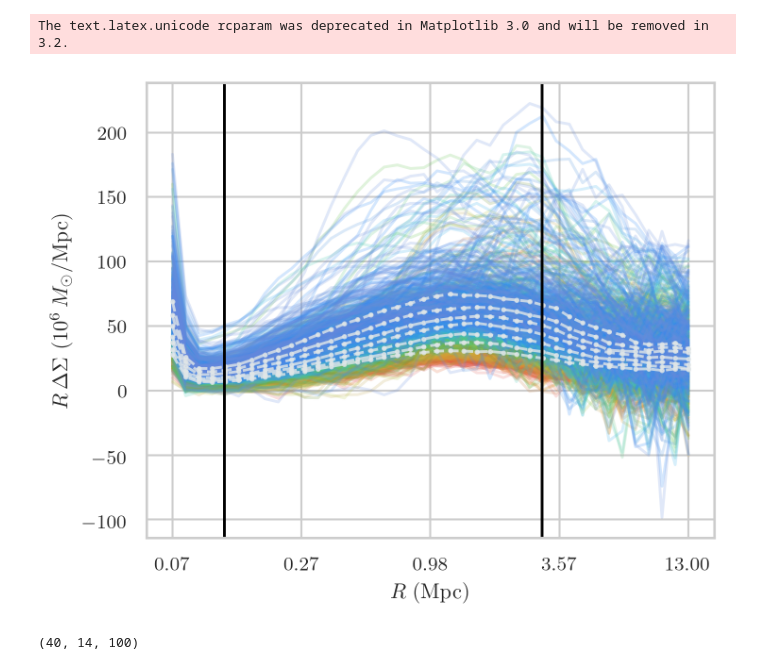
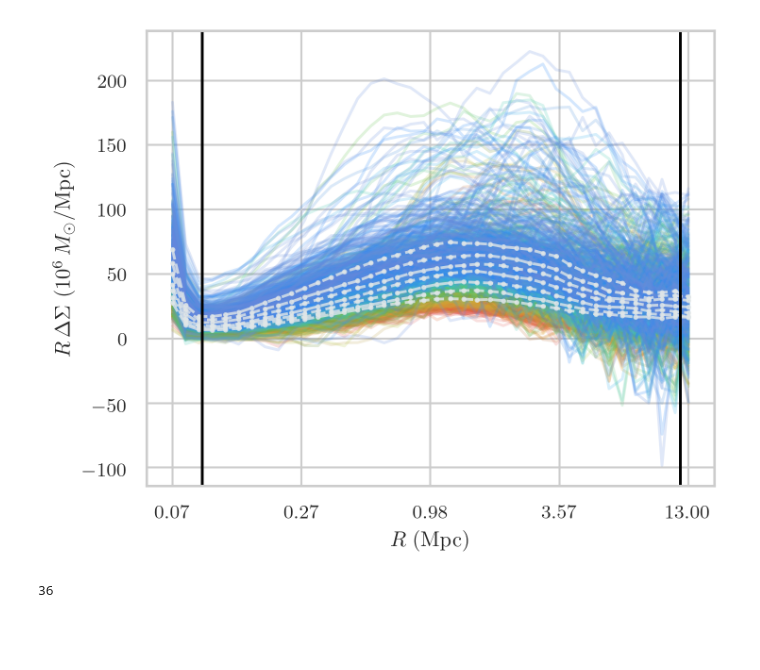
Before and after one commit to dylancromer/maszcal, a Jupyter notebook: docs/NBatta2010_data.ipynb, the cells around one changed output. Saved outputs shown, nothing was run; the diff lists cells and outputs as text; code cells hidden in the pictures; blank space fills up the shorter version.

```diff
--- a/docs/NBatta2010_data.ipynb
+++ b/docs/NBatta2010_data.ipynb
@@ -4,7 +4,6 @@
 import matplotlib
 matplotlib.rc('font', **{'family': 'serif', 'serif': ['Computer Modern']})
 matplotlib.rcParams['text.usetex'] = True
-matplotlib.rcParams['text.latex.unicode'] = True
 matplotlib.rcParams['figure.dpi'] = 150
 
 import matplotlib.pyplot as plt
@@ -29,8 +28,6 @@ sns.set(style='whitegrid', font_scale=0.9, rc={"lines.linewidth": 1.4,
 # turn on X- and Y-axis tick marks (default=False)
 # turn off the axis grid lines (default=True)
 # and set the default figure size
-# %% [output]
-The text.latex.unicode rcparam was deprecated in Matplotlib 3.0 and will be removed in 3.2.
 # %%
 import numpy as np
 from maszcal.data.sims import NBatta2010
@@ -46,32 +43,32 @@ wl_signals = nbatta_sims.wl_signals
 z_colors = ['#e25f5e', '#e16435', '#cb8149', '#e09f2c', '#c2a850', '#bac84b', '#73983e',
             '#67c350', '#5ec681', '#44caaf', '#38b3eb', '#4c95dd', '#2c87f7', '#688cdc']
 # %%
-LOWER_BOUND = 0.125
-UPPER_BOUND = 3
-for i, _ in enumerate(zs):
+LOWER_BOUND = 0.1
+UPPER_BOUND = 12
+for i, z in enumerate(zs):
     plt.plot(rs, rs[:, None]*wl_signals[:, i, :], color=z_colors[i], alpha=0.2)
 
 for i in range(0, zs.size, 2):
     plt.plot(rs, (rs[:, None]*wl_signals[:, i, :]).mean(axis=1),
              color='#e1e7e8', alpha=0.8, linestyle='--', marker='o')
 
 plt.xscale('log')
 plt.xticks(np.logspace(np.log10(rs[0]), np.log10(rs[-1]), 5))
 plt.gca().xaxis.set_major_formatter(matplotlib.ticker.StrMethodFormatter('{x:,.2f}')) # 2 decimal places
 
 plt.xlabel(r'$R \; (\mathrm{Mpc})$')
 plt.ylabel(r'$R \, \Delta \Sigma$ ($10^6 \, M_\odot/\mathrm{Mpc}$)')
 
 plt.axvline(x=LOWER_BOUND, color='black')
 plt.axvline(x=UPPER_BOUND, color='black')
 
 plt.gcf().set_size_inches(5, 4)
 
 #plt.savefig('misc/a-exam_sim_data_full.pdf', bbox_inches='tight')
 pass
 # %% [output]
-[figure, old version]
+[figure, new version]
-# %%
-wl_signals.shape
-# %% [output]
-(40, 14, 100)
+# %%
+rs[(LOWER_BOUND < rs) & (rs < UPPER_BOUND)].size
+# %% [output]
+36
```
Also changed, not shown: parts of 7 cells of this notebook, 7 other files.
